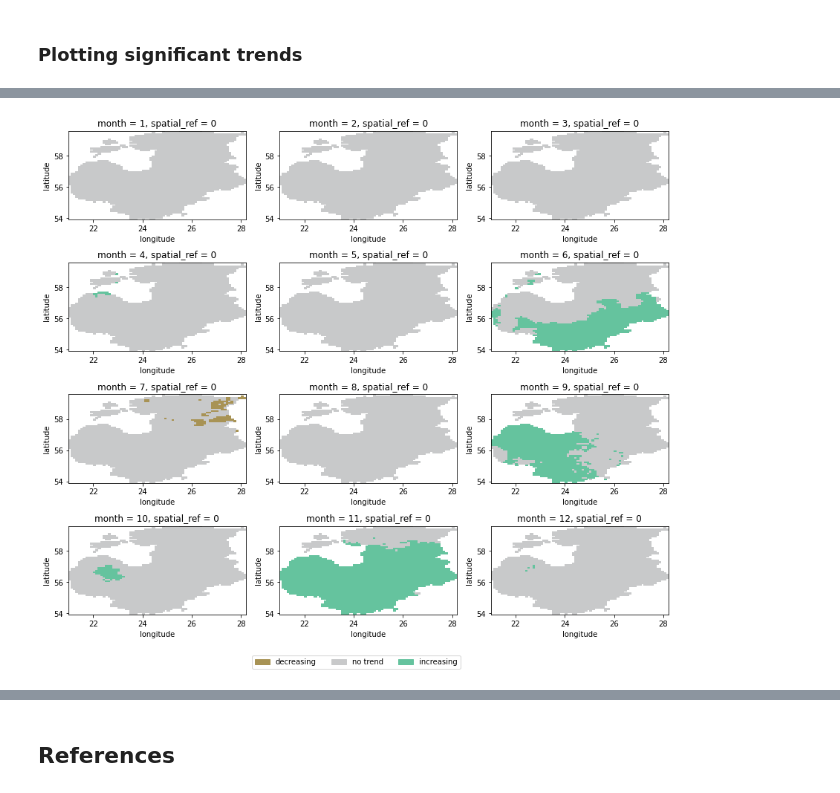
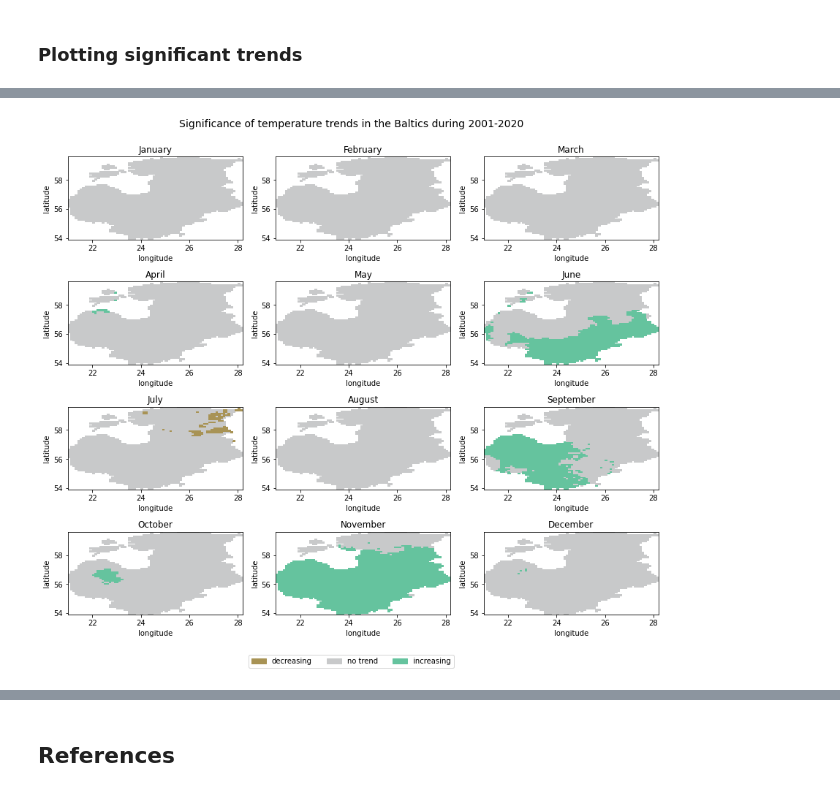
Before and after one commit to LandscapeGeoinformatics/EGU_2021_lgeo_workshops, a Jupyter notebook: SC5.8/EGU2021_Workshop_SC58.ipynb, the cells around one changed output, grey strips where cells are left out. Saved outputs shown, nothing was run; the diff lists cells and outputs as text; code cells hidden in the pictures.

```diff
--- a/SC5.8/EGU2021_Workshop_SC58.ipynb
+++ b/SC5.8/EGU2021_Workshop_SC58.ipynb
@@ -538,0 +708,19 @@ display(patches)
+# %%
+# Create figure and iterate over months to plot significance of trends in cells
+fig, axes = plt.subplots(4, 3, figsize=(12, 10))
+for month, ax in zip(months, axes.flatten()):
+    ds = temp_array.sel(month=month) # select month
+    # Get trend classes
+    trend_classes = get_trend_classes(ds)
+    # Get colormap
+    cmap = get_cmap(trend_classes, color_dict)
+    ds['numeric_trend'].plot(ax=ax, cmap=cmap, add_colorbar=False) # plot trends
+    month_name = calendar.month_name[int(month)] # get month name
+    ax.set_title(month_name)
+
+# Add the title
+fig_title = 'Significance of temperature trends in the Baltics during 2001-2020'
+fig.suptitle(fig_title, y=1, size=14)
+
+# Reduce whitespace around the plot
+fig.tight_layout()
@@ -539,38 +729,48 @@ display(patches)
 # %%
-# # Dictionary for legend elements
-# legend_dict = collections.OrderedDict([])
+# Dictionary for legend elements
+legend_dict = collections.OrderedDict([])
 
-# # Trend classes
-# trend_classes = ['decreasing', 'no trend', 'increasing']
-# numeric_classes = [-1, 0, 1]
+# Trend classes
+trend_classes = ['decreasing', 'no trend', 'increasing']
+numeric_classes = [-1, 0, 1]
 
-# # Colors used for the classes
-# colors = ['#A89355', '#C8C9CA', '#65C39E']
+# Colors used for the classes
+colors = ['#A89355', '#C8C9CA', '#65C39E']
 
-# # Color dictionary
-# color_dict = dict(zip(numeric_classes, colors))
+# Color dictionary
+color_dict = dict(zip(numeric_classes, colors))
 
-# # Update legend with the trend classes and corresponding colors
-# for trend_class, color in zip(trend_classes, colors):
-#     legend_dict.update({trend_class: color})
+# Update legend with the trend classes and corresponding colors
+for trend_class, color in zip(trend_classes, colors):
+    legend_dict.update({trend_class: color})
 
-# # Matplotlib color patches to be used in the legend
-# patches = []
-# for trend_class in legend_dict:
-#     patch = mpatches.Patch(color=legend_dict[trend_class], label=trend_class)
-#     patches.append(patch)
+# Matplotlib color patches to be used in the legend
+patches = []
+for trend_class in legend_dict:
+    patch = mpatches.Patch(color=legend_dict[trend_class], label=trend_class)
+    patches.append(patch)
 
 # Create figure and iterate over months to plot the existence of trends in cells
 fig, axes = plt.subplots(4, 3, figsize=(12, 10))
 for month, ax in zip(months, axes.flatten()):
     ds = temp_array.sel(month=month) # select month
     levels = [] # list of classes for a particular month
     for cl in np.arange(int(ds['numeric_trend'].min().values), int(ds['numeric_trend'].max().values + 1), 1):
         levels.append(cl)
     colors = [color_dict[cl] for cl in levels]
     cmap = matplotlib.colors.ListedColormap(colors) # colormap
     ds['numeric_trend'].plot(ax=ax, cmap=cmap, add_colorbar=False) # plot
+    month_name = calendar.month_name[int(month)] # get month name
+    ax.set_title(month_name)
+
+# Add legend using patches for handles
 fig.legend(handles=patches, loc='lower center', bbox_to_anchor=(0.5, -0.05), ncol=3)
+
+# Add the title
+fig_title = 'Significance of temperature trends in the Baltics during 2001-2020'
+fig.suptitle(fig_title, y=1, size=14)
+
+# Reduce whitespace around the plot
 fig.tight_layout()
 # %% [output]
-[figure, old version]
+[figure, new version]
```
Also changed, not shown: parts of 52 cells of this notebook.
